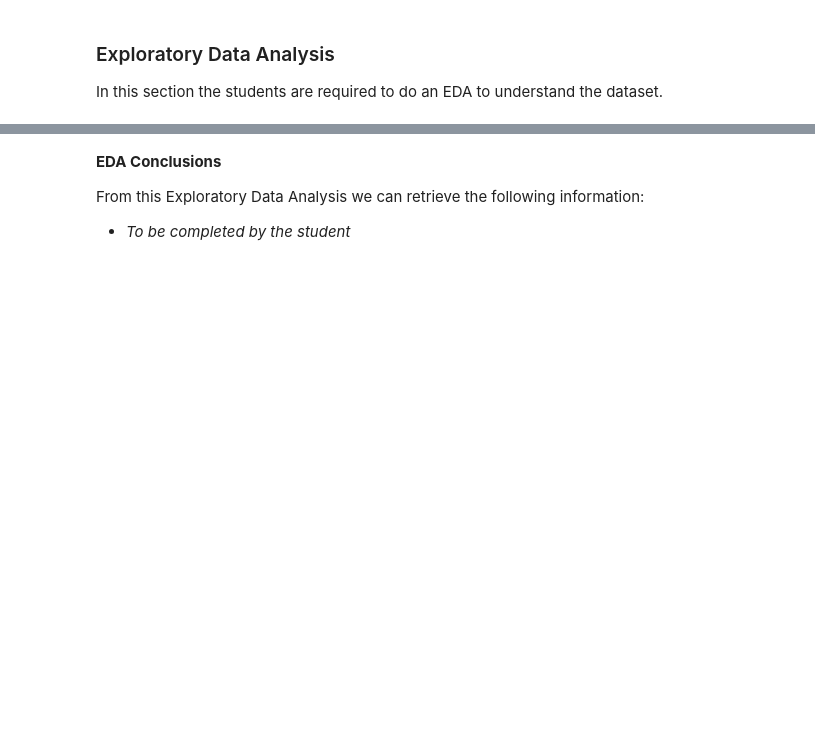
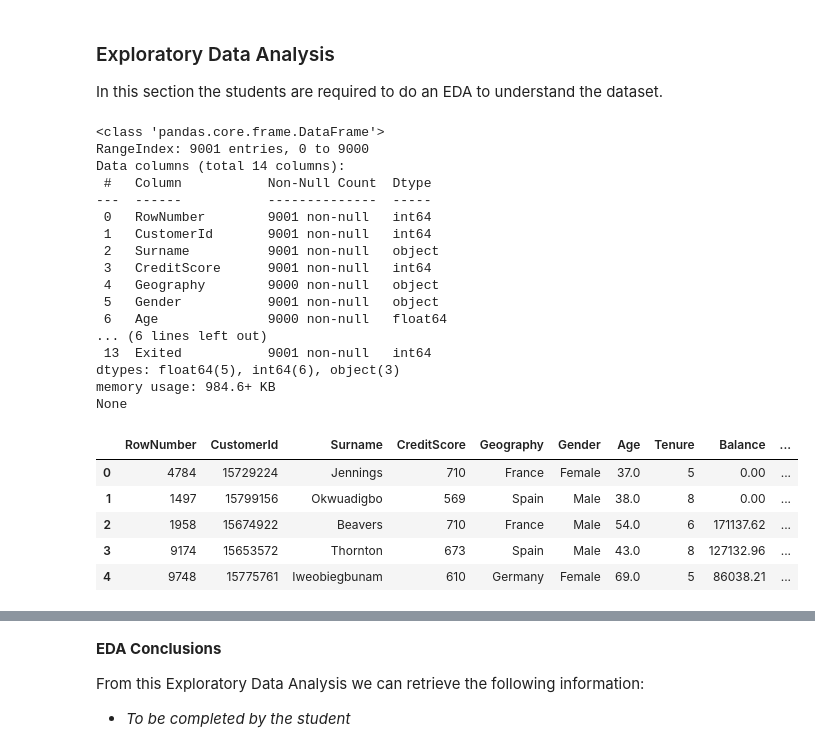
Before and after one commit to SOlivera-at-EADA/mlops-and-system-design, a Jupyter notebook: Class Exercise session_2/[exercise] machine-learning-pipeline.ipynb, the cells around one changed output, grey strips where cells are left out. Cells and saved outputs as stored; diff of their text form; code cells hidden in the pictures; blank space fills up the shorter version.

```diff
--- a/Class Exercise session_2/[exercise] machine-learning-pipeline.ipynb
+++ b/Class Exercise session_2/[exercise] machine-learning-pipeline.ipynb
@@ -33,5 +40,32 @@ In this section the students are required to do an EDA to understand the dataset
 # %%
 # dataset analysis
-...
+
+print(df.info())
+
+df.head()
+# %% [output]
+<class 'pandas.core.frame.DataFrame'>
+RangeIndex: 9001 entries, 0 to 9000
+Data columns (total 14 columns):
+ #   Column           Non-Null Count  Dtype
+---  ------           --------------  -----
+ 0   RowNumber        9001 non-null   int64
+ 1   CustomerId       9001 non-null   int64
+ 2   Surname          9001 non-null   object
+ 3   CreditScore      9001 non-null   int64
+ 4   Geography        9000 non-null   object
+ 5   Gender           9001 non-null   object
+ 6   Age              9000 non-null   float64
+... (6 lines left out)
+ 13  Exited           9001 non-null   int64
+dtypes: float64(5), int64(6), object(3)
+memory usage: 984.6+ KB
+None
+|  | RowNumber | CustomerId | Surname | CreditScore | Geography | Gender | Age | Tenure | Balance | ... |
+| 0 | 4784 | 15729224 | Jennings | 710 | France | Female | 37.0 | 5 | 0.00 | ... |
+| 1 | 1497 | 15799156 | Okwuadigbo | 569 | Spain | Male | 38.0 | 8 | 0.00 | ... |
+| 2 | 1958 | 15674922 | Beavers | 710 | France | Male | 54.0 | 6 | 171137.62 | ... |
+| 3 | 9174 | 15653572 | Thornton | 673 | Spain | Male | 43.0 | 8 | 127132.96 | ... |
+| 4 | 9748 | 15775761 | Iweobiegbunam | 610 | Germany | Female | 69.0 | 5 | 86038.21 | ... |
 # %%
 # review categorical variables
```
Also changed, not shown: parts of 4 cells of this notebook.
